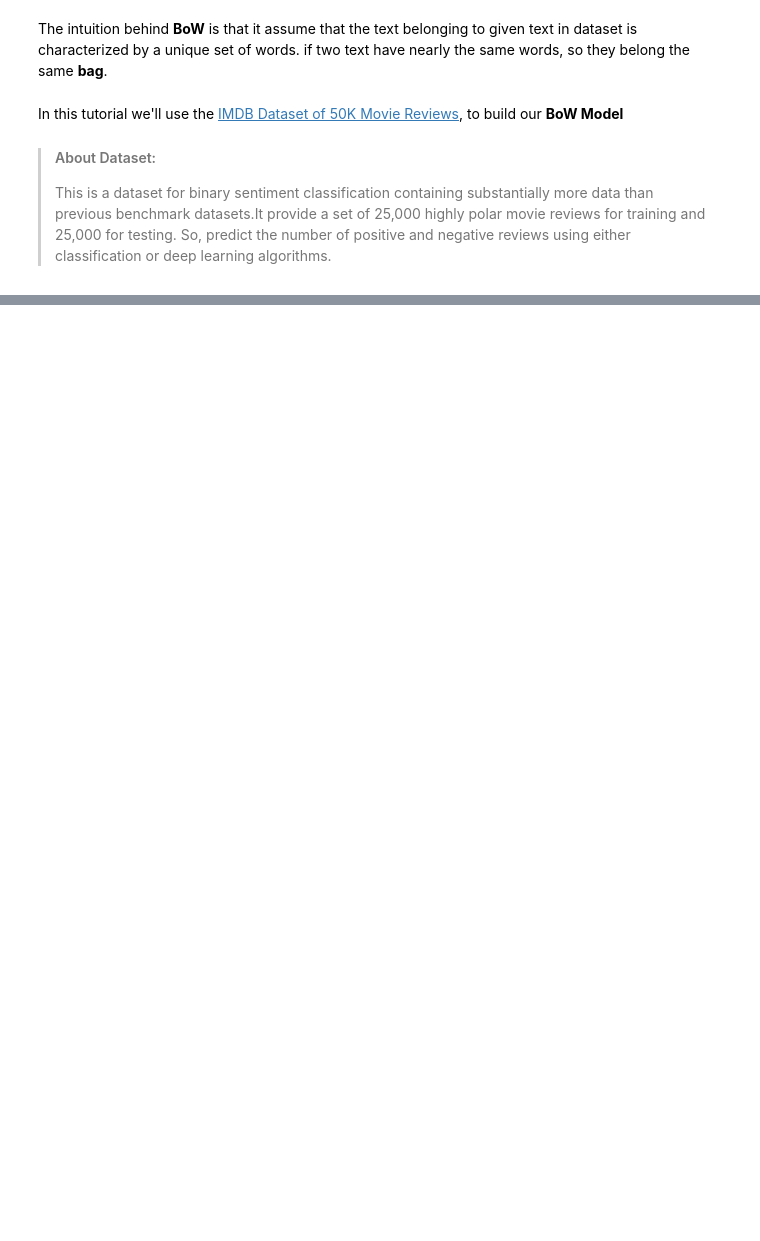
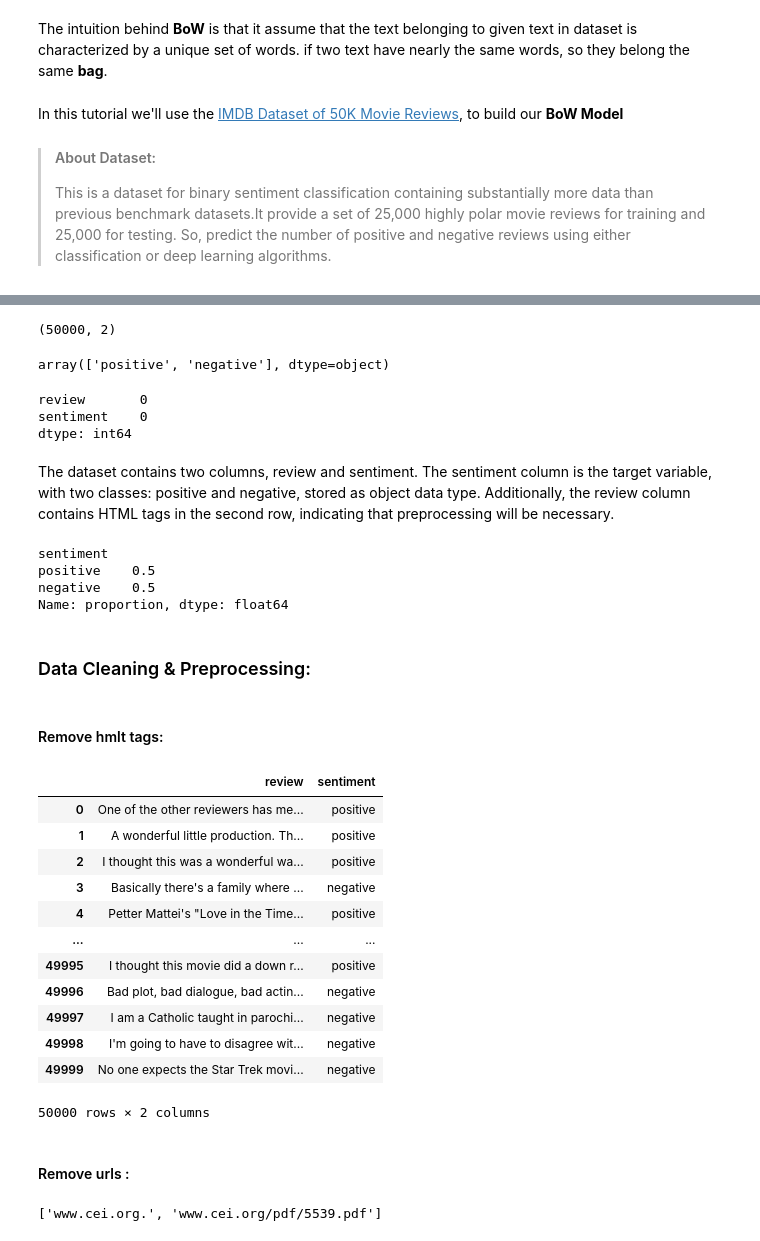
Before and after one commit to JamorMoussa/learn-NLP, a Jupyter notebook: Text-Representation/Bag-of-Words-Model.ipynb, the cells around one changed output, grey strips where cells are left out. Saved outputs shown, nothing was run; the diff lists cells and outputs as text; code cells hidden in the pictures; blank space fills up the shorter version.

```diff
--- a/Text-Representation/Bag-of-Words-Model.ipynb
+++ b/Text-Representation/Bag-of-Words-Model.ipynb
@@ -20,0 +35,2 @@ In this tutorial we'll use the [IMDB Dataset of 50K Movie Reviews](https://www.k
+# %%
+data = pd.read_csv("./data/IMDB Dataset.csv")
@@ -20,0 +53,63 @@ In this tutorial we'll use the [IMDB Dataset of 50K Movie Reviews](https://www.k
+# %%
+data.shape
+# %% [output]
+(50000, 2)
+# %%
+data["sentiment"].unique()
+# %% [output]
+array(['positive', 'negative'], dtype=object)
+# %%
+# check for missing values :
+data.isna().sum()
+# %% [output]
+review       0
+sentiment    0
+dtype: int64
+# %% [markdown]
+The dataset contains two columns, review and sentiment. The sentiment column is the target variable, with two classes: positive and negative, stored as object data type. Additionally, the review column contains HTML tags in the second row, indicating that preprocessing will be necessary.
+# %%
+# check the data is balanced:
+data["sentiment"].value_counts(normalize=True)
+# %% [output]
+sentiment
+positive    0.5
+negative    0.5
+Name: proportion, dtype: float64
+# %% [markdown]
+### Data Cleaning & Preprocessing:
+# %% [markdown]
+#### Remove hmlt tags:
+# %%
+def remove_html_tags(text: str) -> str:
+    return re.compile("<.*?>").sub(r"", text)
+# %%
+# remove html args:
+data["review"] = data.review.apply(lambda row: remove_html_tags(row))
+# %%
+data
+# %% [output]
+|  | review | sentiment |
+| 0 | One of the other reviewers has me... | positive |
+| 1 | A wonderful little production. Th... | positive |
+| 2 | I thought this was a wonderful wa... | positive |
+| 3 | Basically there's a family where ... | negative |
+| 4 | Petter Mattei's "Love in the Time... | positive |
+| ... | ... | ... |
+| 49995 | I thought this movie did a down r... | positive |
+| 49996 | Bad plot, bad dialogue, bad actin... | negative |
+| 49997 | I am a Catholic taught in parochi... | negative |
+| 49998 | I'm going to have to disagree wit... | negative |
+| 49999 | No one expects the Star Trek movi... | negative |
+50000 rows × 2 columns
+# %% [markdown]
+#### Remove urls :
+# %%
+# check for urls:
+def check_for_urls():
+    for i in range(data.shape[0]):
+        l = re.compile(r'https?://\S+|www\.\S+').findall(data.iloc[i, 0])
+        if len(l) != 0:
+            print(l); break
+check_for_urls()
+# %% [output]
+['www.cei.org.', 'www.cei.org/pdf/5539.pdf']
```
Also changed, not shown: parts of 61 cells of this notebook, 1 other file.
